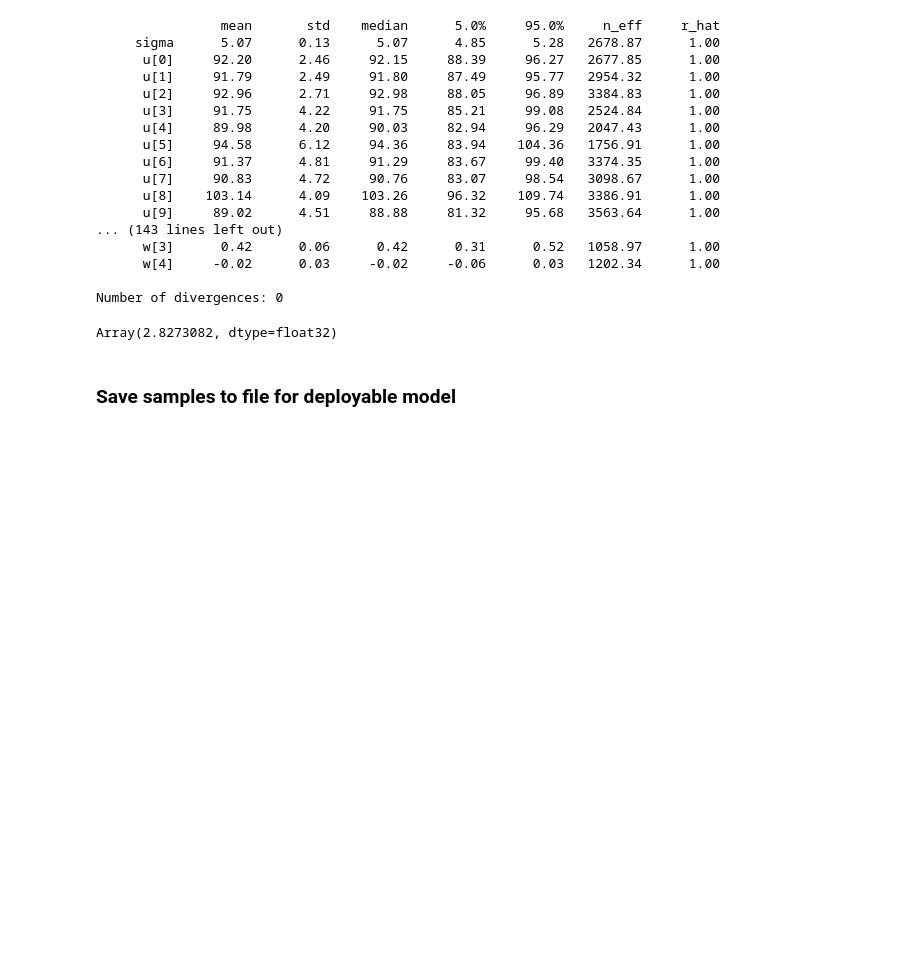
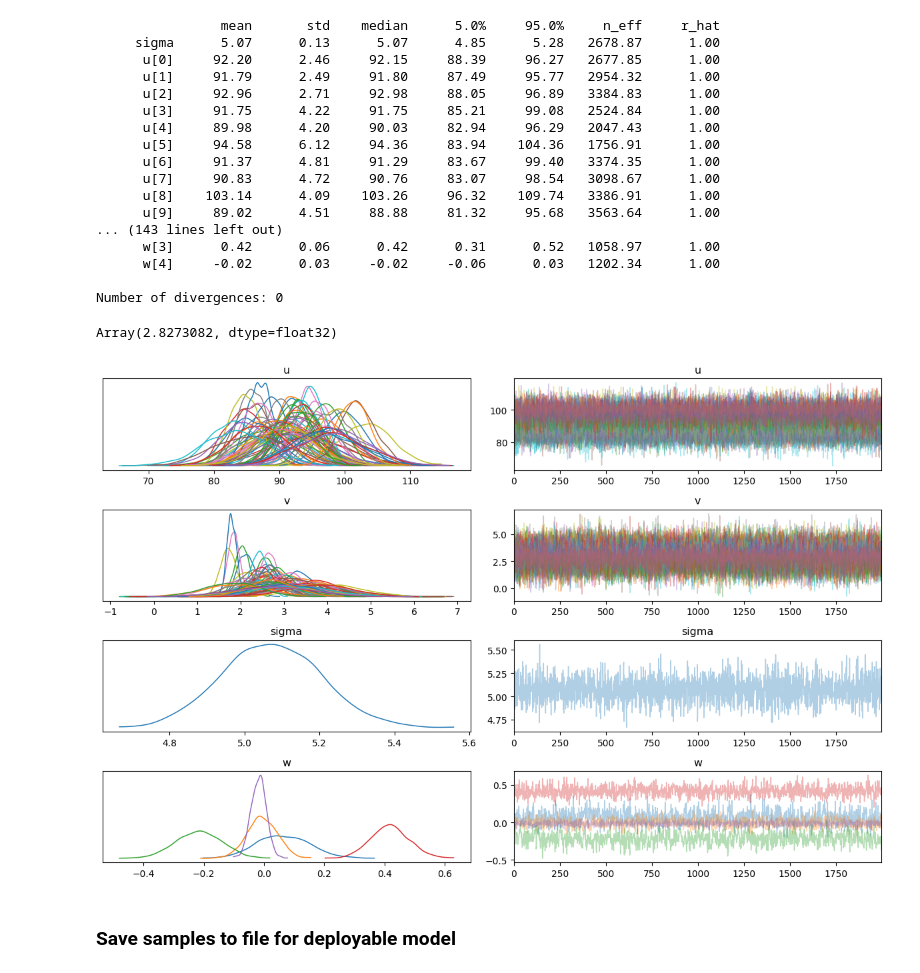
Before and after one commit to jevetts1/bml-coursework-1, a Jupyter notebook: Part B/enhanced_model.ipynb, the cells around one changed output. Drawn from its saved outputs; the diff is of its cells as text; code cells hidden in the pictures; blank space fills up the shorter version.

Commit message:
graph changes from other branch

```diff
--- a/Part B/enhanced_model.ipynb
+++ b/Part B/enhanced_model.ipynb
@@ -117,6 +117,21 @@ samples = mcmc.get_samples()
 jnp.abs(samples["v"]).mean()
 # %% [output]
 Array(2.8273082, dtype=float32)
+# %%
+import arviz as az
+import matplotlib.pyplot as plt
+
+idata_enhanced = az.from_numpyro(mcmc)
+
+az.plot_trace(
+    idata_enhanced,
+    var_names=["u", "v", "sigma", "w"],
+    compact=True,
+)
+plt.tight_layout()
+plt.savefig("figure_B1_enhanced_trace_w.png", dpi=300, bbox_inches="tight")
+# %% [output]
+[figure, added]
 # %% [markdown]
 ### Save samples to file for deployable model
 # %%
```
